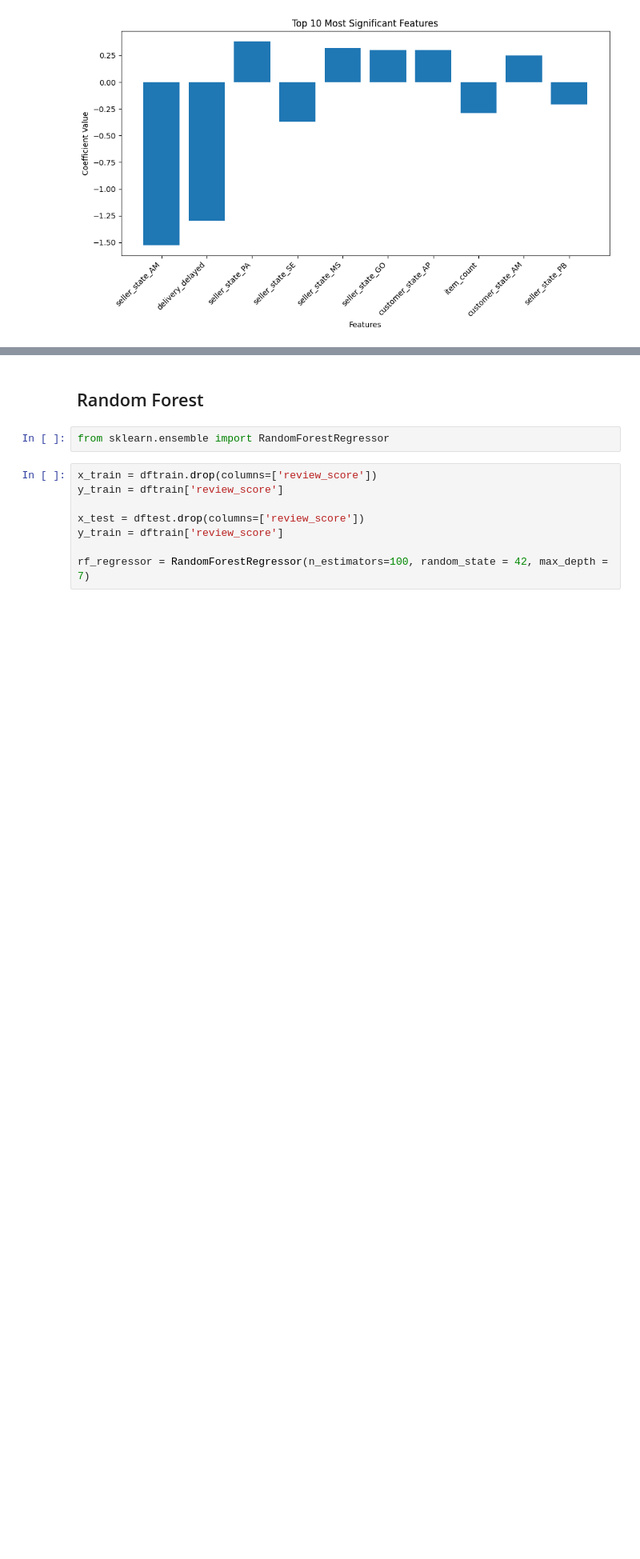
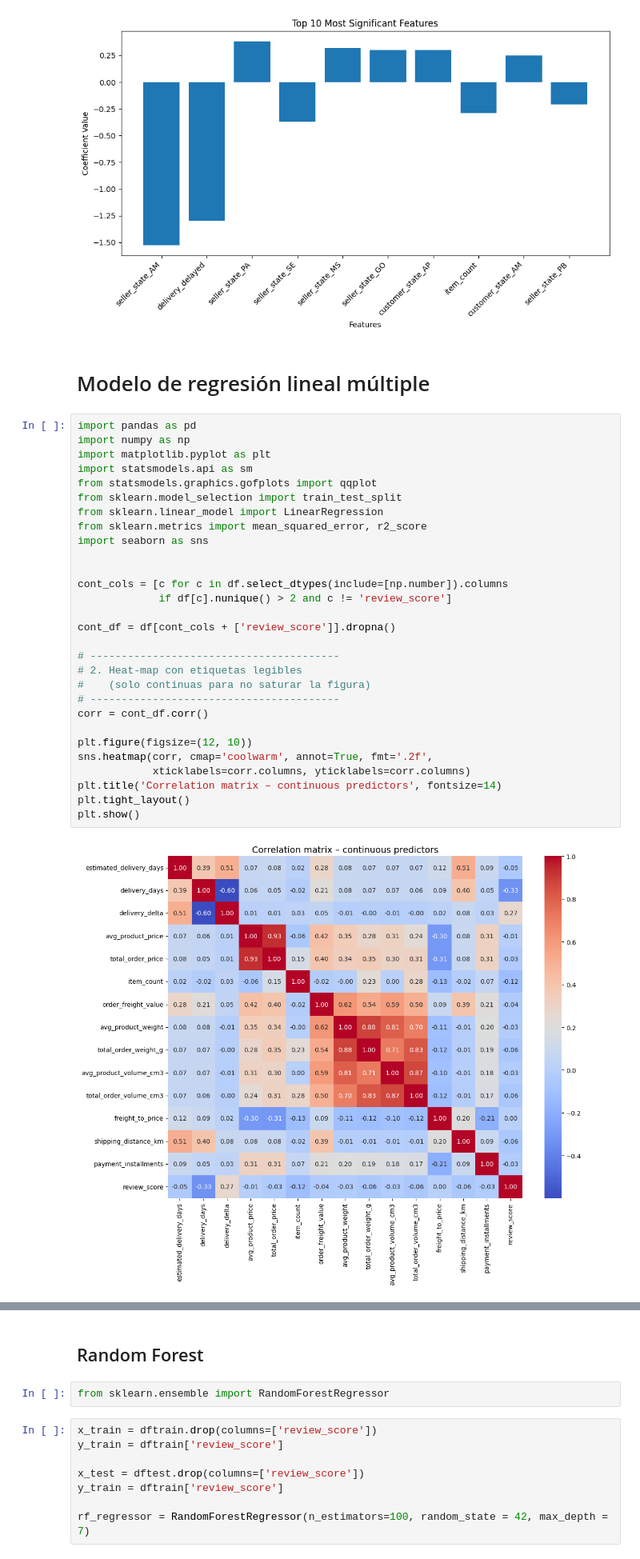
Before and after one commit to JoaquinCampos22155/proyecto3_Mineria, a Jupyter notebook: ModelosRegresion.ipynb, the cells around one changed output, grey strips where cells are left out. Shown at 80% size. Drawn from its saved outputs; the diff is of its cells as text; blank space fills up the shorter version.

Commit message:
Se agrego el modelo de regresión lineal múltiple para rating_review

```diff
--- a/ModelosRegresion.ipynb
+++ b/ModelosRegresion.ipynb
@@ -110,3 +111,36 @@ plt.tight_layout()  # Adjust layout to prevent labels from overlapping
 plt.show()
 # %% [output]
 [figure]
+# %% [markdown]
+# Modelo de regresión lineal múltiple
+# %%
+import pandas as pd
+import numpy as np
+import matplotlib.pyplot as plt
+import statsmodels.api as sm
+from statsmodels.graphics.gofplots import qqplot
+from sklearn.model_selection import train_test_split
+from sklearn.linear_model import LinearRegression
+from sklearn.metrics import mean_squared_error, r2_score
+import seaborn as sns
+
+
+cont_cols = [c for c in df.select_dtypes(include=[np.number]).columns
+             if df[c].nunique() > 2 and c != 'review_score']
+
+cont_df = df[cont_cols + ['review_score']].dropna()
+
+# ----------------------------------------
+# 2. Heat‑map con etiquetas legibles
+#    (solo continuas para no saturar la figura)
+# ----------------------------------------
+corr = cont_df.corr()
+
+plt.figure(figsize=(12, 10))
+sns.heatmap(corr, cmap='coolwarm', annot=True, fmt='.2f',
+            xticklabels=corr.columns, yticklabels=corr.columns)
+plt.title('Correlation matrix – continuous predictors', fontsize=14)
+plt.tight_layout()
+plt.show()
+# %% [output]
+[figure, added]
```
Also changed, not shown: parts of 5 cells of this notebook.
